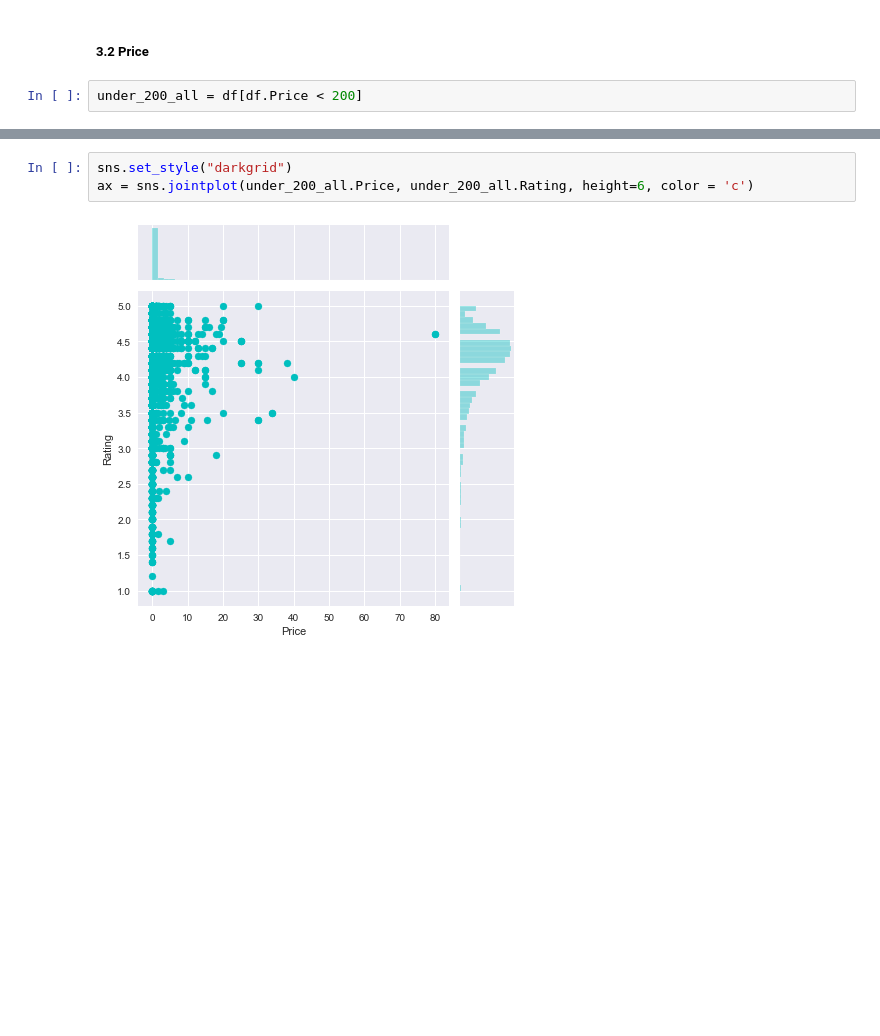
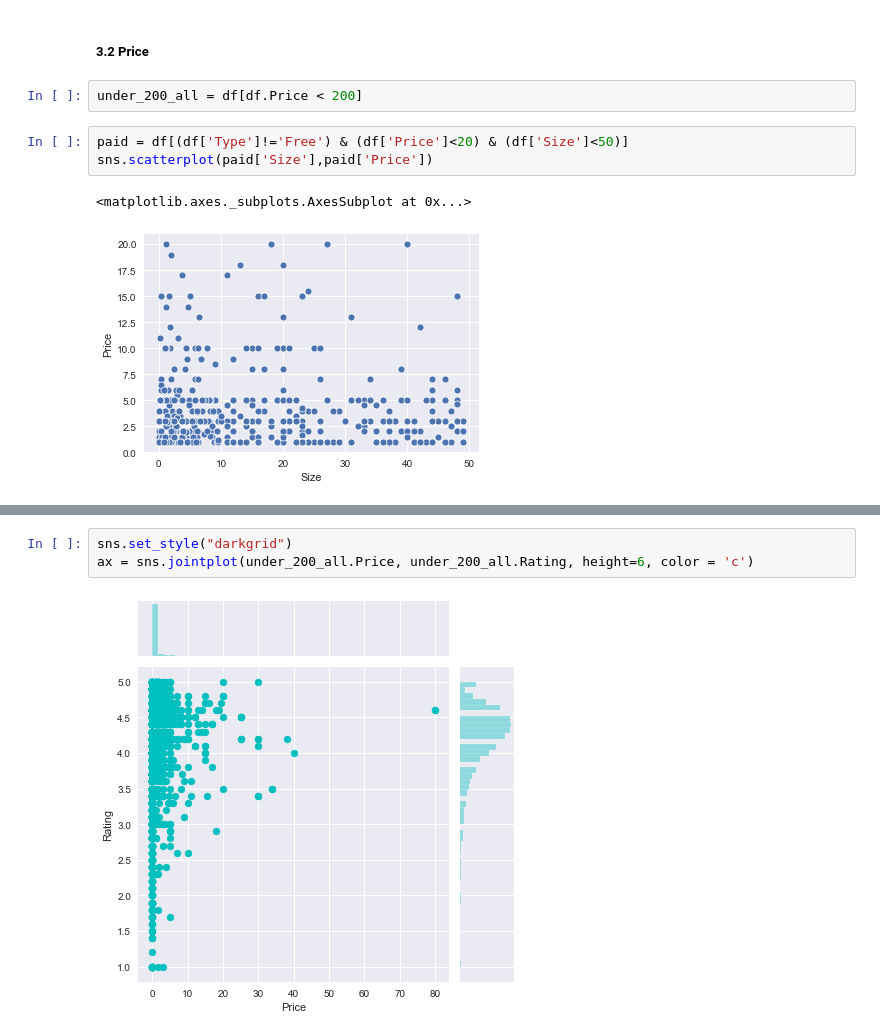
Before and after one commit to sherylwithans/potential-waddle, a Jupyter notebook: GooglePlayInsights_code.ipynb, the cells around one changed output, grey strips where cells are left out. Drawn from its saved outputs; the diff is of its cells as text; blank space fills up the shorter version.

```diff
--- a/GooglePlayInsights_code.ipynb
+++ b/GooglePlayInsights_code.ipynb
@@ -546,3 +546,9 @@ Conclusion:
 ##### 3.2 Price
 # %%
 under_200_all = df[df.Price < 200]
+# %%
+paid = df[(df['Type']!='Free') & (df['Price']<20) & (df['Size']<50)]
+sns.scatterplot(paid['Size'],paid['Price'])
+# %% [output]
+<matplotlib.axes._subplots.AxesSubplot at 0x...>
+[figure, added]
```
Also changed, not shown: parts of 29 cells of this notebook.
